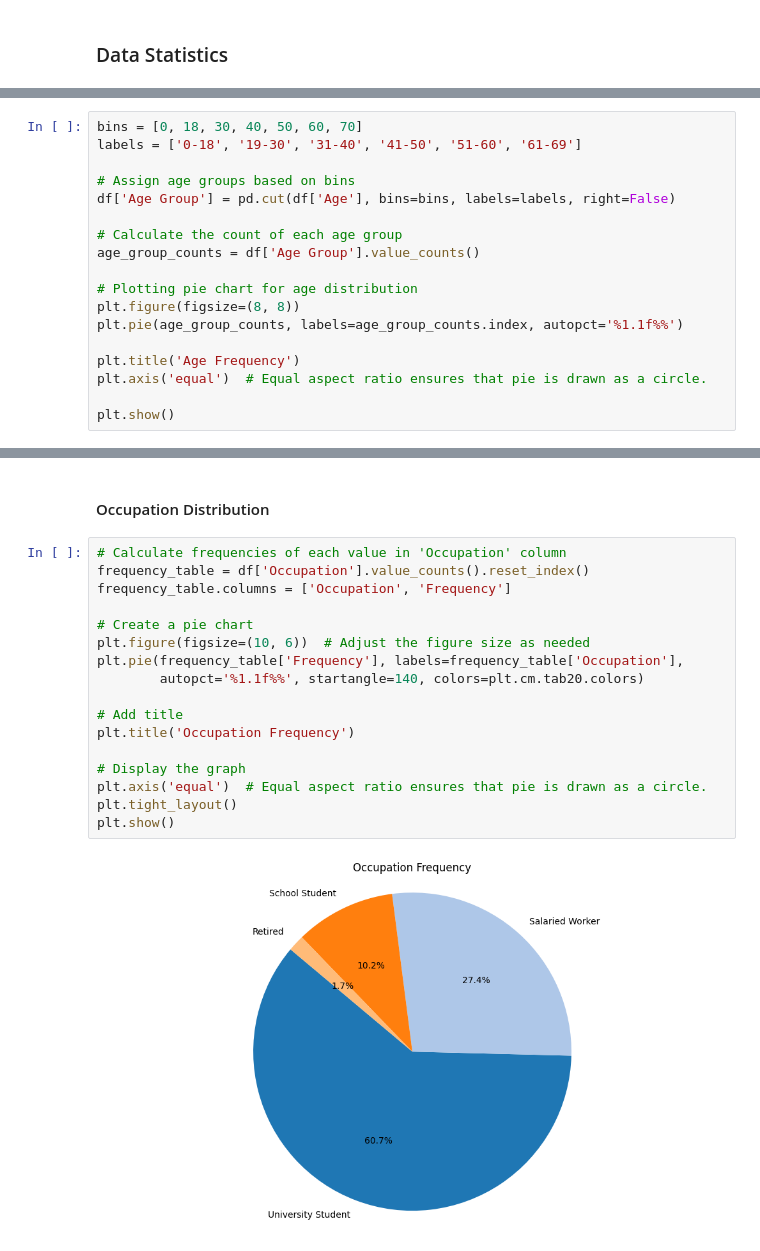
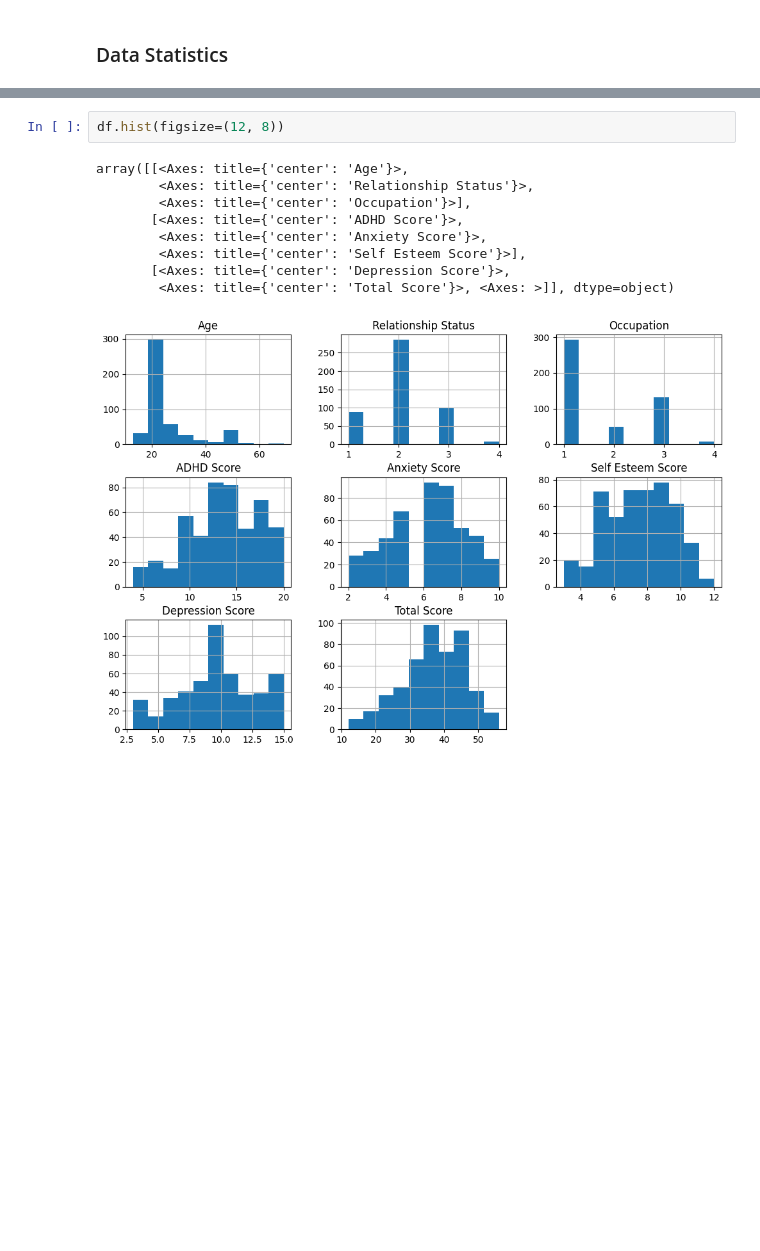
Before and after one commit to Hiroki120301/Social-Media-Addiction-Predictor, a Jupyter notebook: final_project.ipynb, the cells around one changed output, grey strips where cells are left out. Saved outputs shown, nothing was run; the diff lists cells and outputs as text; blank space fills up the shorter version.

Commit message:
create a better visualization

```diff
--- a/final_project.ipynb
+++ b/final_project.ipynb
@@ -113,18 +131,0 @@ df.head()
-# %%
-bins = [0, 18, 30, 40, 50, 60, 70]
-labels = ['0-18', '19-30', '31-40', '41-50', '51-60', '61-69']
-
-# Assign age groups based on bins
-df['Age Group'] = pd.cut(df['Age'], bins=bins, labels=labels, right=False)
-
-# Calculate the count of each age group
-age_group_counts = df['Age Group'].value_counts()
-
-# Plotting pie chart for age distribution
-plt.figure(figsize=(8, 8))
-plt.pie(age_group_counts, labels=age_group_counts.index, autopct='%1.1f%%')
-
-plt.title('Age Frequency')
-plt.axis('equal')  # Equal aspect ratio ensures that pie is drawn as a circle.
-
-plt.show()
@@ -165,21 +132,12 @@ plt.show()
-# %% [markdown]
-#### Occupation Distribution
-# %%
-# Calculate frequencies of each value in 'Occupation' column
-frequency_table = df['Occupation'].value_counts().reset_index()
-frequency_table.columns = ['Occupation', 'Frequency']
-
-# Create a pie chart
-plt.figure(figsize=(10, 6))  # Adjust the figure size as needed
-plt.pie(frequency_table['Frequency'], labels=frequency_table['Occupation'],
-        autopct='%1.1f%%', startangle=140, colors=plt.cm.tab20.colors)
-
-# Add title
-plt.title('Occupation Frequency')
-
-# Display the graph
-plt.axis('equal')  # Equal aspect ratio ensures that pie is drawn as a circle.
-plt.tight_layout()
-plt.show()
-# %% [output]
-[figure, removed]
+# %%
+df.hist(figsize=(12, 8))
+# %% [output]
+array([[<Axes: title={'center': 'Age'}>,
+        <Axes: title={'center': 'Relationship Status'}>,
+        <Axes: title={'center': 'Occupation'}>],
+       [<Axes: title={'center': 'ADHD Score'}>,
+        <Axes: title={'center': 'Anxiety Score'}>,
+        <Axes: title={'center': 'Self Esteem Score'}>],
+       [<Axes: title={'center': 'Depression Score'}>,
+        <Axes: title={'center': 'Total Score'}>, <Axes: >]], dtype=object)
+[figure, added]
```
Also changed, not shown: parts of 7 cells of this notebook.
